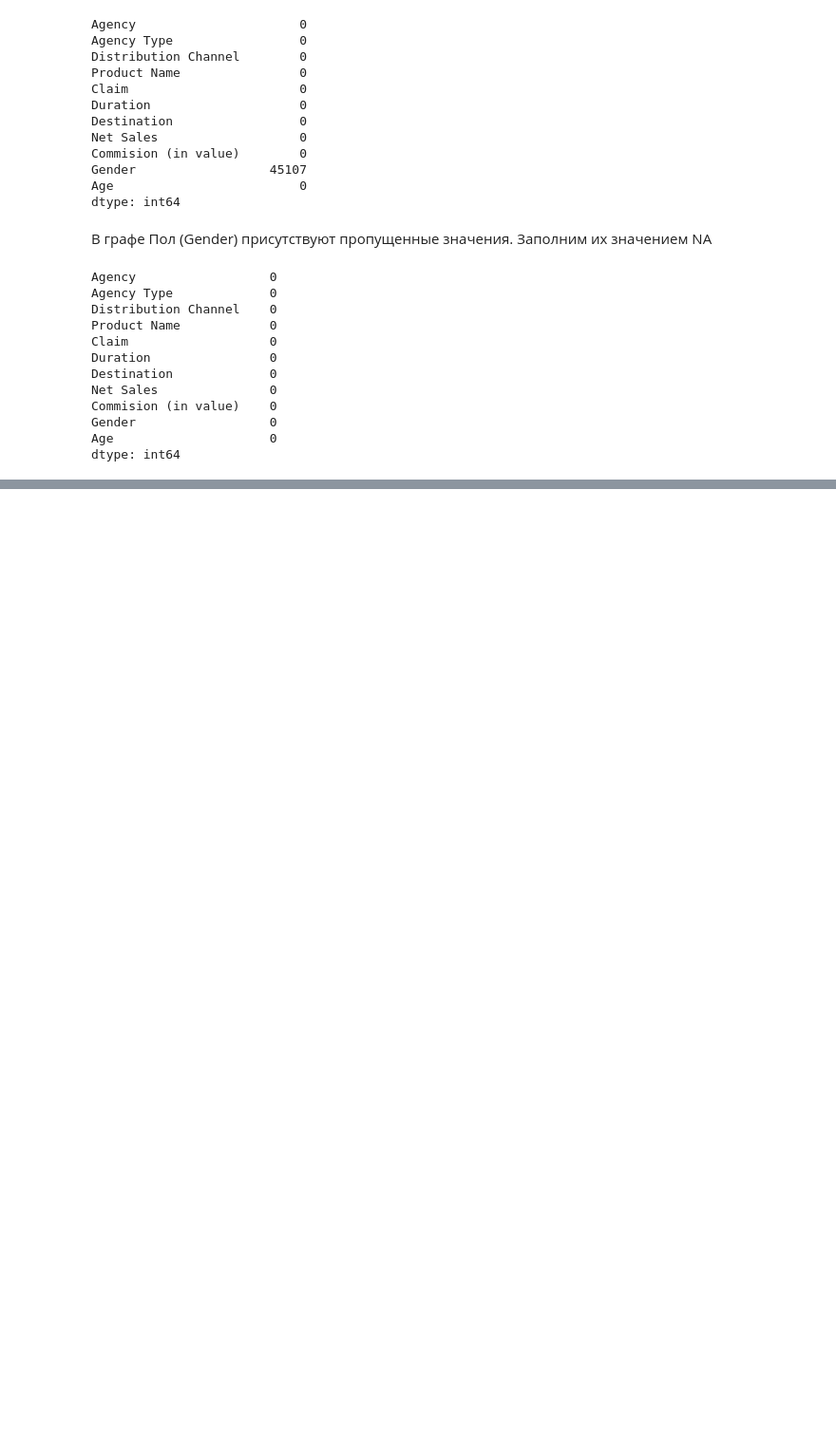
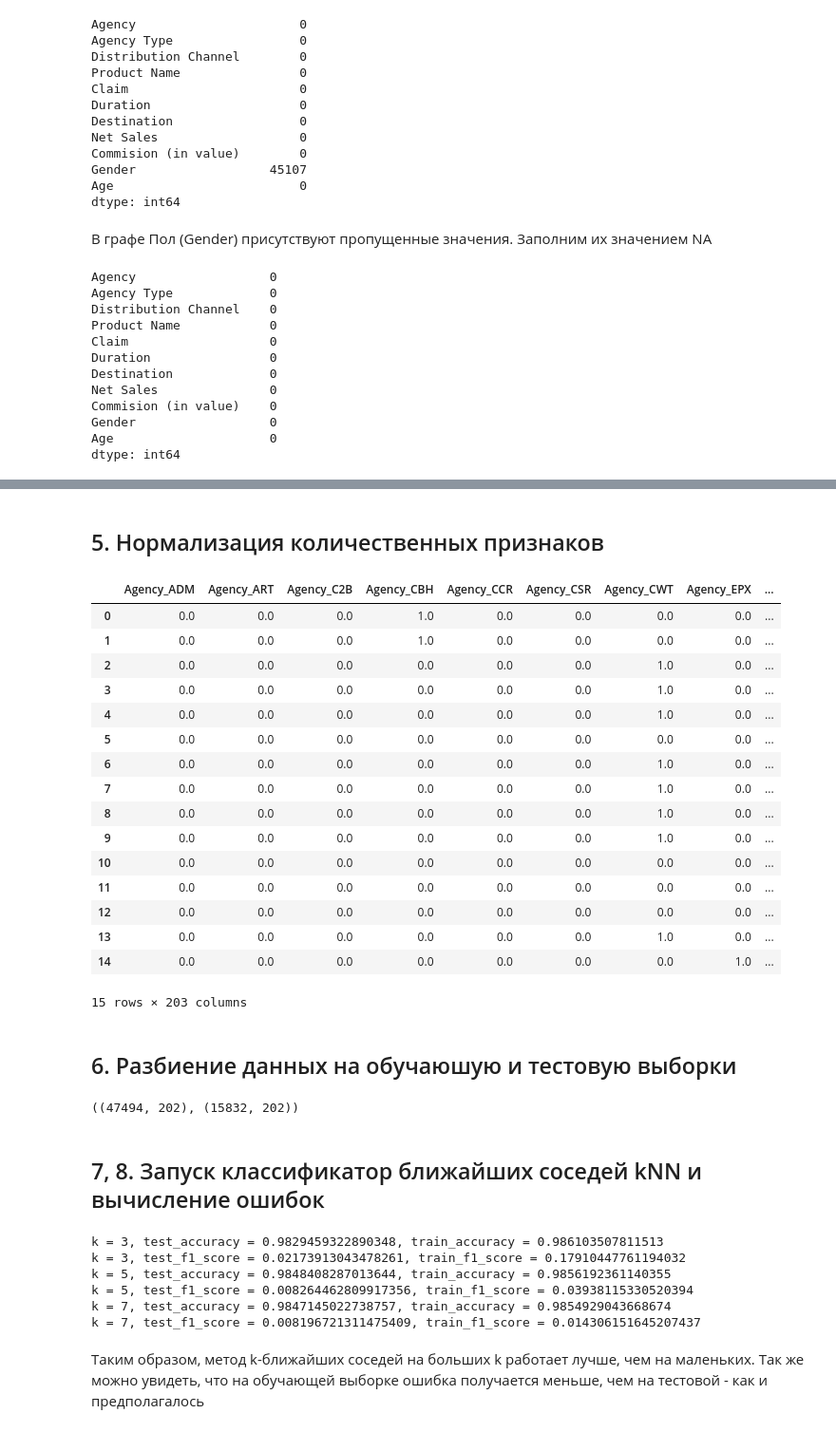
Before and after one commit to okmand/MachineLearning_TravelInsurance, a Jupyter notebook: travel_insurance.ipynb, the cells around one changed output, grey strips where cells are left out. Shown at 95% size. Cells and saved outputs as stored; diff of their text form; code cells hidden in the pictures; blank space fills up the shorter version.

```diff
--- a/travel_insurance.ipynb
+++ b/travel_insurance.ipynb
@@ -208,0 +238,59 @@ dtype: int64
+# %% [markdown]
+## 5. Нормализация количественных признаков
+# %%
+data_stand = (data_bin - data_bin.min()) / (data_bin.max() - data_bin.min())
+data_stand.head(15)
+# %% [output]
+|  | Agency_ADM | Agency_ART | Agency_C2B | Agency_CBH | Agency_CCR | Agency_CSR | Agency_CWT | Agency_EPX | ... |
+| 0 | 0.0 | 0.0 | 0.0 | 1.0 | 0.0 | 0.0 | 0.0 | 0.0 | ... |
+| 1 | 0.0 | 0.0 | 0.0 | 1.0 | 0.0 | 0.0 | 0.0 | 0.0 | ... |
+| 2 | 0.0 | 0.0 | 0.0 | 0.0 | 0.0 | 0.0 | 1.0 | 0.0 | ... |
+| 3 | 0.0 | 0.0 | 0.0 | 0.0 | 0.0 | 0.0 | 1.0 | 0.0 | ... |
+| 4 | 0.0 | 0.0 | 0.0 | 0.0 | 0.0 | 0.0 | 1.0 | 0.0 | ... |
+| 5 | 0.0 | 0.0 | 0.0 | 0.0 | 0.0 | 0.0 | 0.0 | 0.0 | ... |
+| 6 | 0.0 | 0.0 | 0.0 | 0.0 | 0.0 | 0.0 | 1.0 | 0.0 | ... |
+| 7 | 0.0 | 0.0 | 0.0 | 0.0 | 0.0 | 0.0 | 1.0 | 0.0 | ... |
+| 8 | 0.0 | 0.0 | 0.0 | 0.0 | 0.0 | 0.0 | 1.0 | 0.0 | ... |
+| 9 | 0.0 | 0.0 | 0.0 | 0.0 | 0.0 | 0.0 | 1.0 | 0.0 | ... |
+| 10 | 0.0 | 0.0 | 0.0 | 0.0 | 0.0 | 0.0 | 0.0 | 0.0 | ... |
+| 11 | 0.0 | 0.0 | 0.0 | 0.0 | 0.0 | 0.0 | 0.0 | 0.0 | ... |
+| 12 | 0.0 | 0.0 | 0.0 | 0.0 | 0.0 | 0.0 | 0.0 | 0.0 | ... |
+| 13 | 0.0 | 0.0 | 0.0 | 0.0 | 0.0 | 0.0 | 1.0 | 0.0 | ... |
+| 14 | 0.0 | 0.0 | 0.0 | 0.0 | 0.0 | 0.0 | 0.0 | 1.0 | ... |
+15 rows × 203 columns
+# %% [markdown]
+## 6. Разбиение данных на обучаюшую и тестовую выборки
+# %%
+x = np.array(data_stand.drop('Claim', axis=1))
+y = np.array(data_stand['Claim'], dtype=int)
+
+from sklearn.model_selection import train_test_split
+x_train, x_test, y_train, y_test = train_test_split(x, y, test_size=0.25, random_state=1)
+
+x_train.shape, x_test.shape
+# %% [output]
+((47494, 202), (15832, 202))
+# %% [markdown]
+## 7, 8. Запуск классификатор ближайших соседей kNN и вычисление ошибок
+# %%
+from sklearn.neighbors import KNeighborsClassifier
+from sklearn.metrics import accuracy_score, f1_score
+
+for k in [3, 5, 7]:
+    knn = KNeighborsClassifier(n_neighbors=k)
+    knn.fit(x_train, y_train)
+
+    train_prediction = knn.predict(x_train)
+    test_prediction = knn.predict(x_test)
+
+    print(f'k = {k}, test_accuracy = {accuracy_score(test_prediction, y_test)}, train_accuracy = {accuracy_score(train_prediction, y_train)}')
+    print(f'k = {k}, test_f1_score = {f1_score(test_prediction, y_test)}, train_f1_score = {f1_score(train_prediction, y_train)}')
+# %% [output]
+k = 3, test_accuracy = 0.9829459322890348, train_accuracy = 0.986103507811513
+k = 3, test_f1_score = 0.02173913043478261, train_f1_score = 0.17910447761194032
+k = 5, test_accuracy = 0.9848408287013644, train_accuracy = 0.9856192361140355
+k = 5, test_f1_score = 0.008264462809917356, train_f1_score = 0.03938115330520394
+k = 7, test_accuracy = 0.9847145022738757, train_accuracy = 0.9854929043668674
+k = 7, test_f1_score = 0.008196721311475409, train_f1_score = 0.014306151645207437
+# %% [markdown]
+Таким образом, метод k-ближайших соседей на больших k работает лучше, чем на маленьких. Так же можно увидеть, что на обучающей выборке ошибка получается меньше, чем на тестовой - как и предполагалось
```
Also changed, not shown: parts of 6 cells of this notebook.
